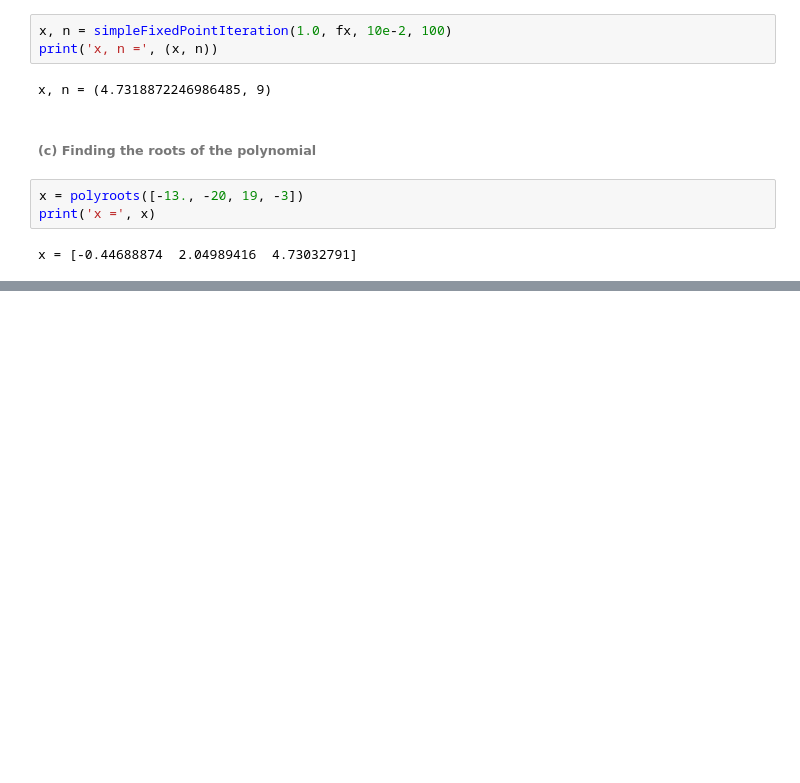
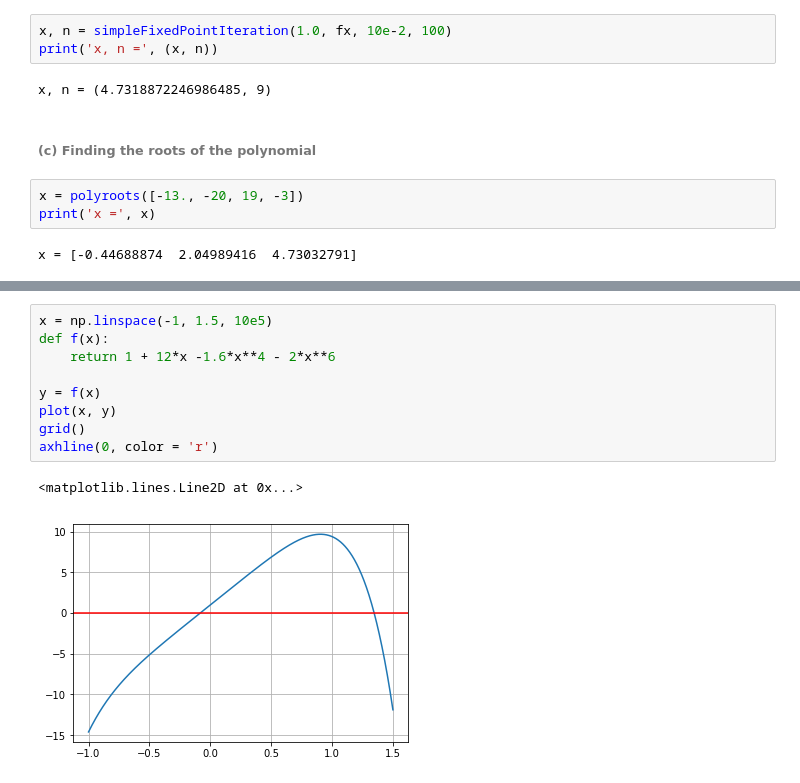
Before and after one commit to ChanhNguyen17/NumericalProblemSolving, a Jupyter notebook: Assignment 14 Review - Chanh Nguyen.ipynb, the cells around one changed output, grey strips where cells are left out. Saved outputs shown, nothing was run; the diff lists cells and outputs as text; blank space fills up the shorter version.

```diff
--- a/Assignment 14 Review - Chanh Nguyen.ipynb
+++ b/Assignment 14 Review - Chanh Nguyen.ipynb
@@ -123,0 +184,12 @@ x = [-0.44688874  2.04989416  4.73032791]
+# %%
+x = np.linspace(-1, 1.5, 10e5)
+def f(x):
+    return 1 + 12*x -1.6*x**4 - 2*x**6
+
+y = f(x)
+plot(x, y)
+grid()
+axhline(0, color = 'r')
+# %% [output]
+<matplotlib.lines.Line2D at 0x...>
+[figure, added]
```
Also changed, not shown: parts of 39 cells of this notebook, 1 other file.
